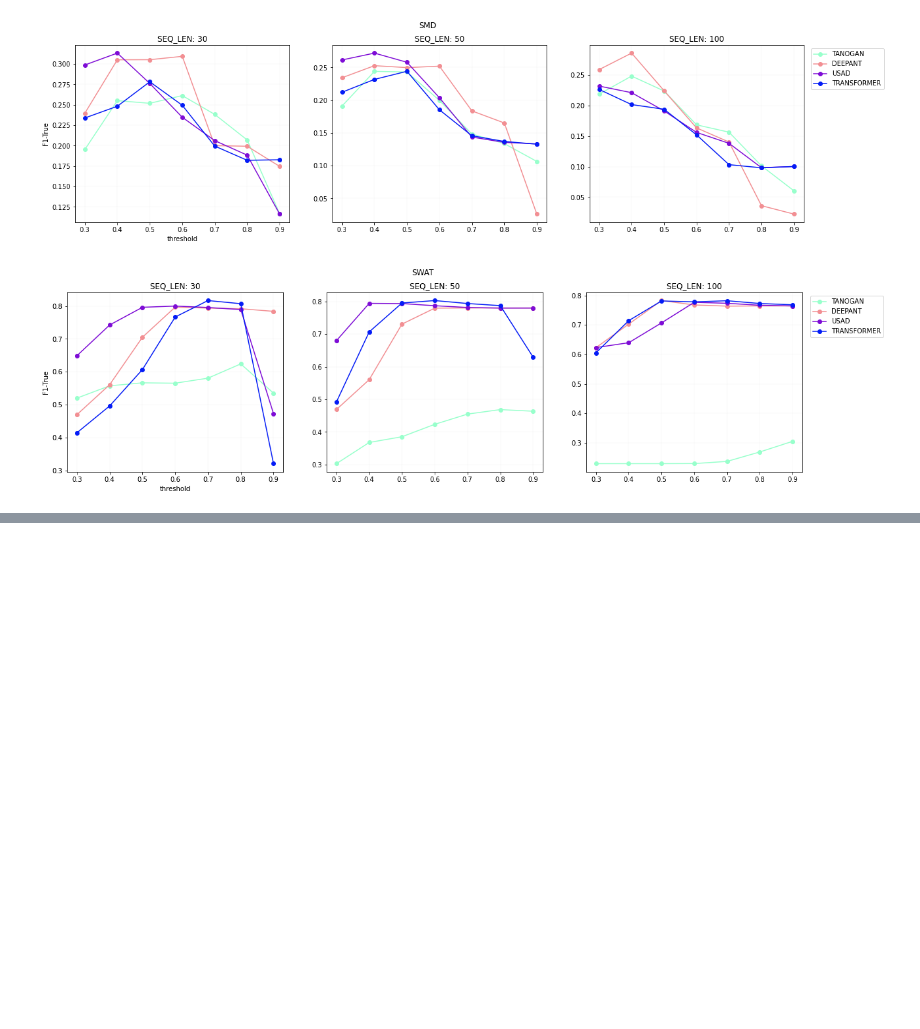
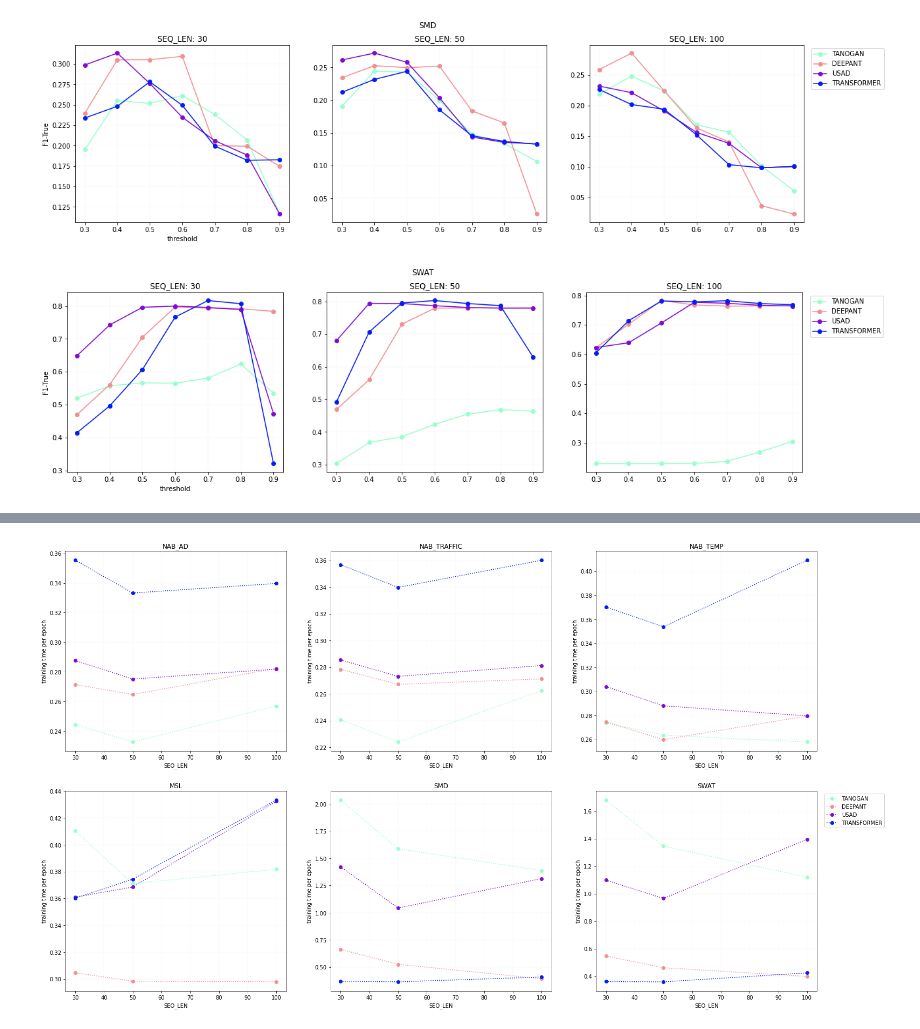
Before and after one commit to antonioalbanese/Time-Series-Anomaly-Detection-An-experimental-survey, a Jupyter notebook: results_visualization.ipynb, the cells around one changed output, grey strips where cells are left out. Cells and saved outputs as stored; diff of their text form; code cells hidden in the pictures; blank space fills up the shorter version.

```diff
--- a/results_visualization.ipynb
+++ b/results_visualization.ipynb
@@ -72,0 +99,24 @@ for d in datasets:
+# %%
+lengths = excel['SEQ_LEN'].unique()
+methods = excel['METHOD'].unique()
+datasets = excel['DATASET'].unique()
+styles = ["-", "--", ":"]
+colors = ["#98ffcc", "#f28f93", "#7e0cd6", "#041cf6", "#ffff31", "#424957"]
+
+fig, axs = plt.subplots(2, 3, figsize=(25,15))
+for i,d in enumerate(datasets):
+  for j,m in enumerate(methods):
+    means = excel[(excel['METHOD'] == m) & (excel['DATASET']==d)].groupby(['SEQ_LEN']).mean().reset_index()
+    axs.flat[i].plot(means['SEQ_LEN'],
+              means['epoch_time'],
+              label=m,
+              color=colors[j],
+              linestyle=styles[2],
+              marker='o')
+    axs.flat[i].grid(color='lightgrey', linestyle='-', linewidth=0.1)
+    axs.flat[i].set_title("{}".format(d))
+    axs.flat[i].set(xlabel="SEQ_LEN",ylabel="training time per epoch")
+plt.legend(bbox_to_anchor=(1.02, 1), loc="upper left")
+plt.show()
+# %% [output]
+[figure, added]
```
Also changed, not shown: parts of 9 cells of this notebook.
